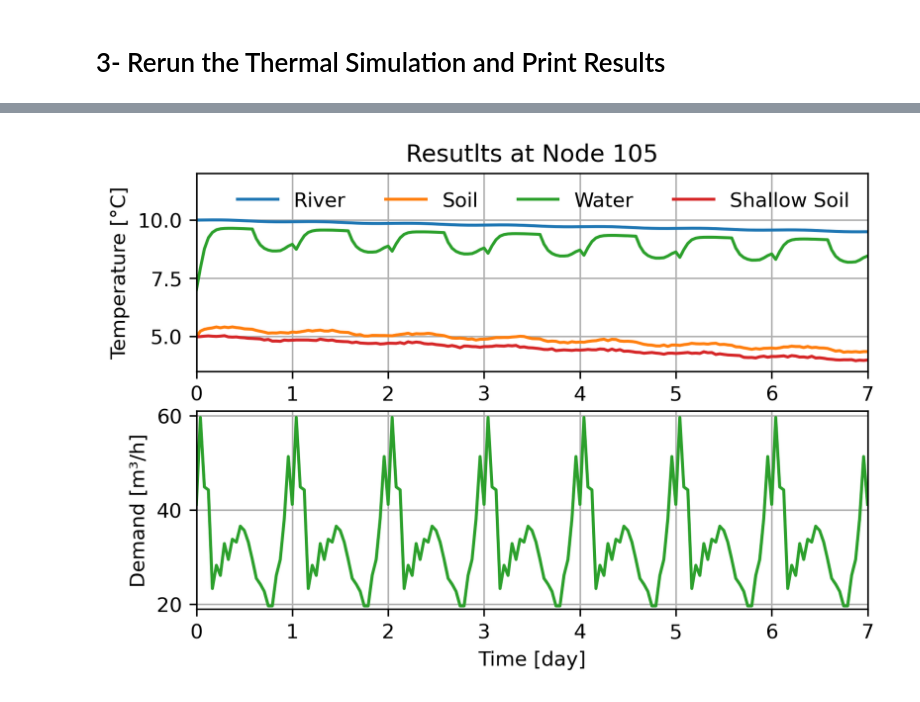
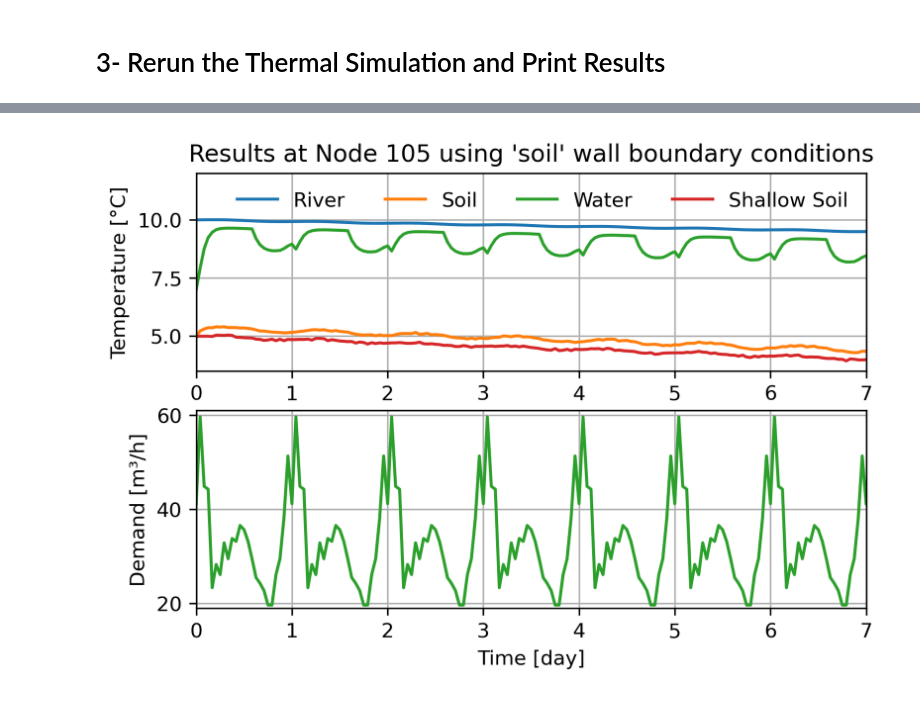
Before and after one commit to MMoatazTolba/WNTR, a Jupyter notebook: examples/thermal_simulation_tutorial.ipynb, the cells around one changed output, grey strips where cells are left out. Cells and saved outputs as stored; diff of their text form; code cells hidden in the pictures.

```diff
--- a/examples/thermal_simulation_tutorial.ipynb
+++ b/examples/thermal_simulation_tutorial.ipynb
@@ -203,21 +204,21 @@ plt.show()
 # %%
 fig, ax = plt.subplots(2,1, figsize=(6,4), dpi=300)
 plt.subplot(2,1,1)
 plt.plot(time, Tw['River'], time, Ts['105'], time, Tw['105'], time, Ts_pattern_multipliers)
 plt.ylabel('Temperature [°C]')
 plt.legend(['River','Soil', 'Water', 'Shallow Soil'],ncols=4,frameon=False)
 plt.axis([0,7,3.5,12])
 plt.grid(visible=True)
-plt.title('Resutlts at Node 105')
+plt.title("Results at Node 105 using 'soil' wall boundary conditions")
 
 plt.subplot(2,1,2)
 plt.plot(time, demand['105'],'tab:green')
 plt.xlabel('Time [day]'); plt.ylabel('Demand [m³/h]')
 plt.grid(visible=True)
 plt.axis([0,7,19,61])
 plt.show()
 # %% [output]
-[figure, old version]
+[figure, new version]
 # %%
 fig, ax = plt.subplots(2,1, figsize=(6,4), dpi=300)
 plt.subplot(2,1,1)
```
Also changed, not shown: parts of 3 cells of this notebook.
